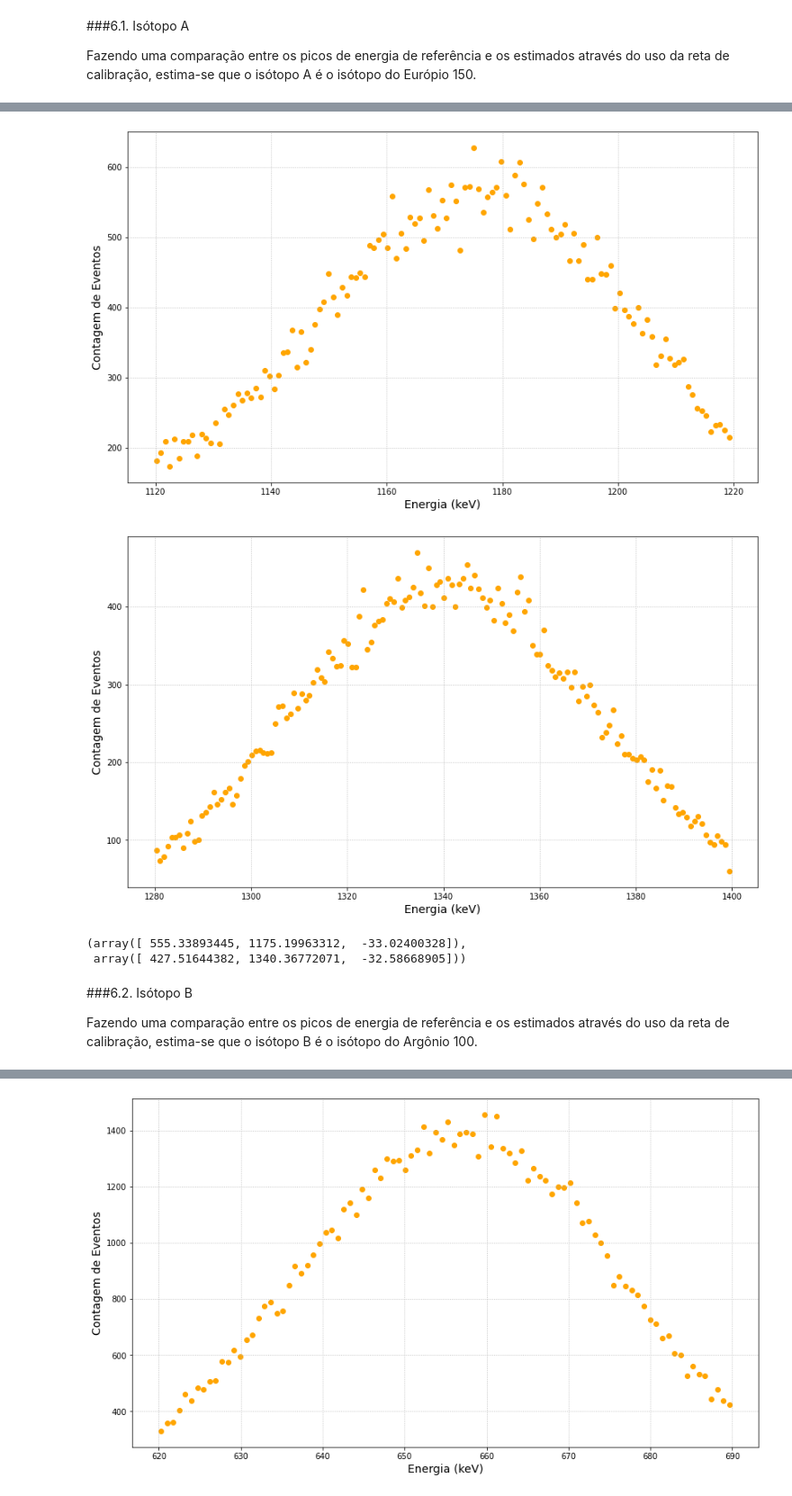
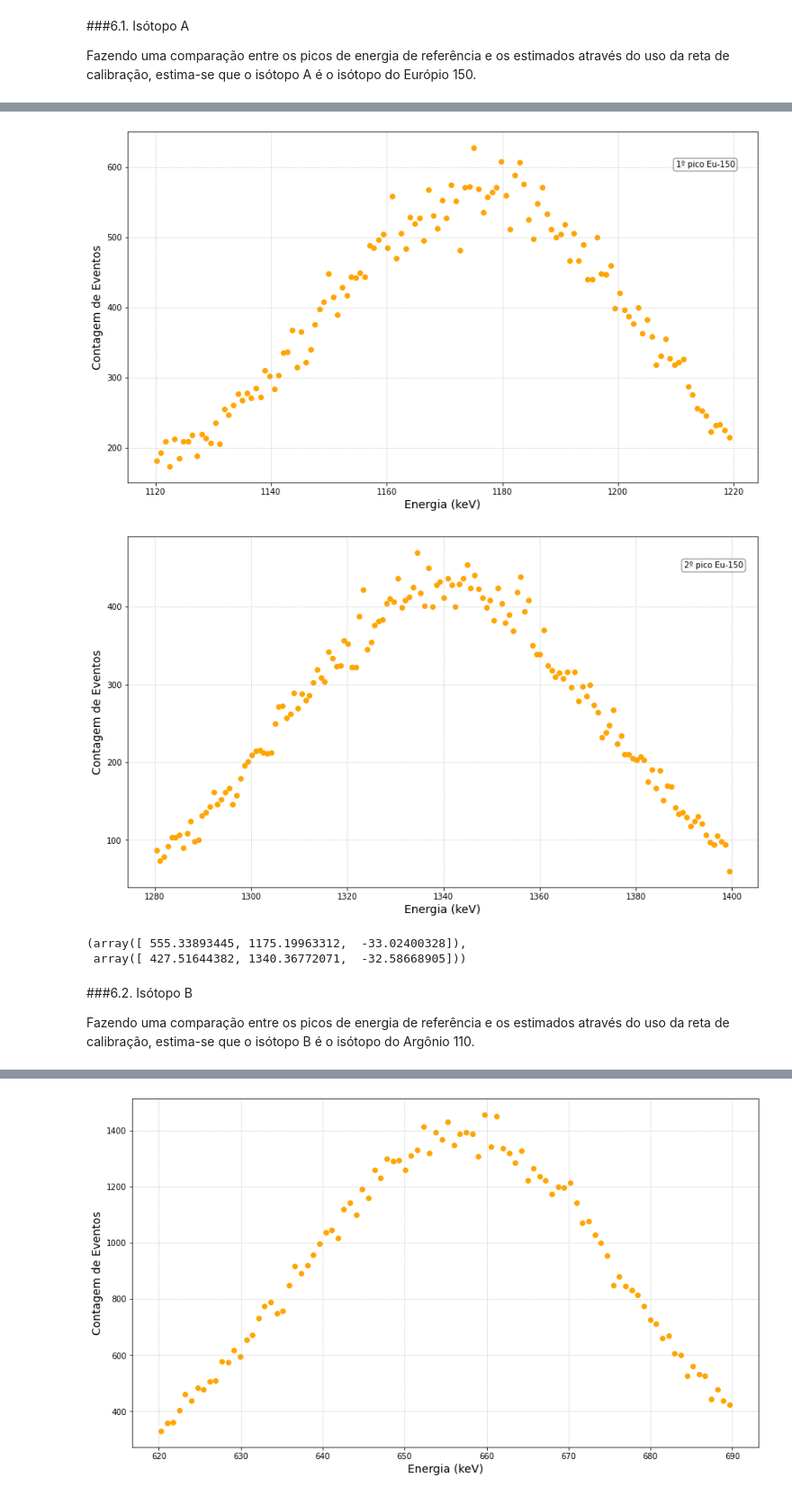
Before and after one commit to goulartsursula/DisciplinasUERJ, a Jupyter notebook: Estrutura da Materia 3/EspectroscopiaGama.ipynb, the cells around one changed output, grey strips where cells are left out. Shown at 90% size. Saved outputs shown, nothing was run; the diff lists cells and outputs as text; code cells hidden in the pictures.

```diff
--- a/Estrutura da Materia 3/EspectroscopiaGama.ipynb
+++ b/Estrutura da Materia 3/EspectroscopiaGama.ipynb
@@ -303,27 +282,25 @@ Por isso, não será cálculado a _gaussiana_ desse primeiro pico.
 
 Para que os gráficos abaixo fossem feitos, pegamos pontos ao redor do pico de modo que não fosse considerado a calda, afinal caso isso tivesse sido feito teriamos que escrever duas gaussianas para cada pico.
 # %%
-#First peak Ba133
-xdata1Ba133 = dataBa133.loc[peak1Ba133 - 11:peak1Ba133 + 11]['Chan']
-ydata1Ba133 = dataBa133.loc[peak1Ba133 - 11:peak1Ba133 + 11]['Counts']
+#Primeiro pico Ba-133
+data1Ba133_peak = dataBa133[(dataBa133['Chan']>=110)&(dataBa133['Chan']<=135)]
 
 fig, ax = plt.subplots(figsize=(14, 8))
-plt.scatter(xdata1Ba133, ydata1Ba133, c='orange')
+plt.scatter(data1Ba133_peak['Chan'], data1Ba133_peak['Counts'], c='orange')
 plt.xlabel('Contagem ADC', fontsize='14')
 plt.ylabel('Contagem de Eventos', fontsize='14')
-ax.text(131, 26000, 'Ba133', bbox=dict(boxstyle='round', facecolor='white', alpha=0.5))
+ax.text(133, 26000, '1º pico Ba-133', bbox=dict(boxstyle='round', facecolor='white', alpha=0.5))
 plt.savefig('Peak1_Ba133.png', transparent = True)
 plt.grid(linestyle='dotted')
 
-#Second peak Ba133
-xdata2Ba133 = dataBa133.loc[peak2Ba133 - 35:peak2Ba133 + 35]['Chan']
-ydata2Ba133 = dataBa133.loc[peak2Ba133 - 35:peak2Ba133 + 35]['Counts']
+#Segundo pico Ba-133
+data2Ba133_peak = dataBa133[(dataBa133['Chan']>=473)&(dataBa133['Chan']<=543)]
 
 fig, ax = plt.subplots(figsize=(14, 8))
-plt.scatter(xdata2Ba133, ydata2Ba133, c='orange')
+plt.scatter(data2Ba133_peak['Chan'], data2Ba133_peak['Counts'], c='orange')
 plt.xlabel('Contagem ADC', fontsize='14')
 plt.ylabel('Contagem de Eventos', fontsize='14')
-ax.text(538, 6200, 'Ba133', bbox=dict(boxstyle='round', facecolor='white', alpha=0.5))
+ax.text(537, 6200, '2º pico Ba-133', bbox=dict(boxstyle='round', facecolor='white', alpha=0.5))
 plt.savefig('Peak2_Ba133.png', transparent = True)
 plt.grid(linestyle='dotted')
 # %% [output]
@@ -458,20 +439,26 @@ plt.grid(linestyle='dotted')
 # %%
+#1º pico
 dataA_peak_1 = dataA[(dataA['Energy']>=1120)&(dataA['Energy']<=1220)]
-fig = plt.subplots(figsize=(14,8))
+
+fig, ax = plt.subplots(figsize=(14,8))
 plt.scatter(dataA_peak_1['Energy'], dataA_peak_1['Counts'], c='orange')
 plt.xlabel('Energia (keV)', fontsize='14')
 plt.ylabel('Contagem de Eventos', fontsize='14')
+ax.text(1210, 600, '1º pico Eu-150', bbox=dict(boxstyle='round', facecolor='white', alpha=0.5))
 plt.grid(linestyle='dotted')
 
+#2º pico
 dataA_peak_2 = dataA[(dataA['Energy']>=1280)&(dataA['Energy']<=1400)]
-fig = plt.subplots(figsize=(14,8))
+
+fig, ax = plt.subplots(figsize=(14,8))
 plt.scatter(dataA_peak_2['Energy'], dataA_peak_2['Counts'], c='orange')
 plt.xlabel('Energia (keV)', fontsize='14')
 plt.ylabel('Contagem de Eventos', fontsize='14')
+ax.text(1390, 450, '2º pico Eu-150', bbox=dict(boxstyle='round', facecolor='white', alpha=0.5))
 plt.grid(linestyle='dotted')
 # %% [output]
-[figure, old version]
+[figure, new version]
-[figure, old version]
+[figure, new version]
 # %%
 def GaussA1(x, A, mean, sigma): #Gaussiana para o primeiro pico
     return A * np.exp(-0.5 * np.square((x - mean) / sigma))
@@ -500,7 +487,7 @@ popt1A, popt2A
 # %% [markdown]
 ###6.2. Isótopo B
 
-Fazendo uma comparação entre os picos de energia de referência e os estimados através do uso da reta de calibração, estima-se que o isótopo B é o isótopo do Argônio 100.
+Fazendo uma comparação entre os picos de energia de referência e os estimados através do uso da reta de calibração, estima-se que o isótopo B é o isótopo do Argônio 110.
 # %%
 dataB = pd.read_table('B.tsv', skiprows=18)
 dataB['Energy'] = coef1[0]*np.power(dataB['Chan'], 2) + coef1[1]*dataB['Chan'] + coef1[2]
```
Also changed, not shown: parts of 11 cells of this notebook.
